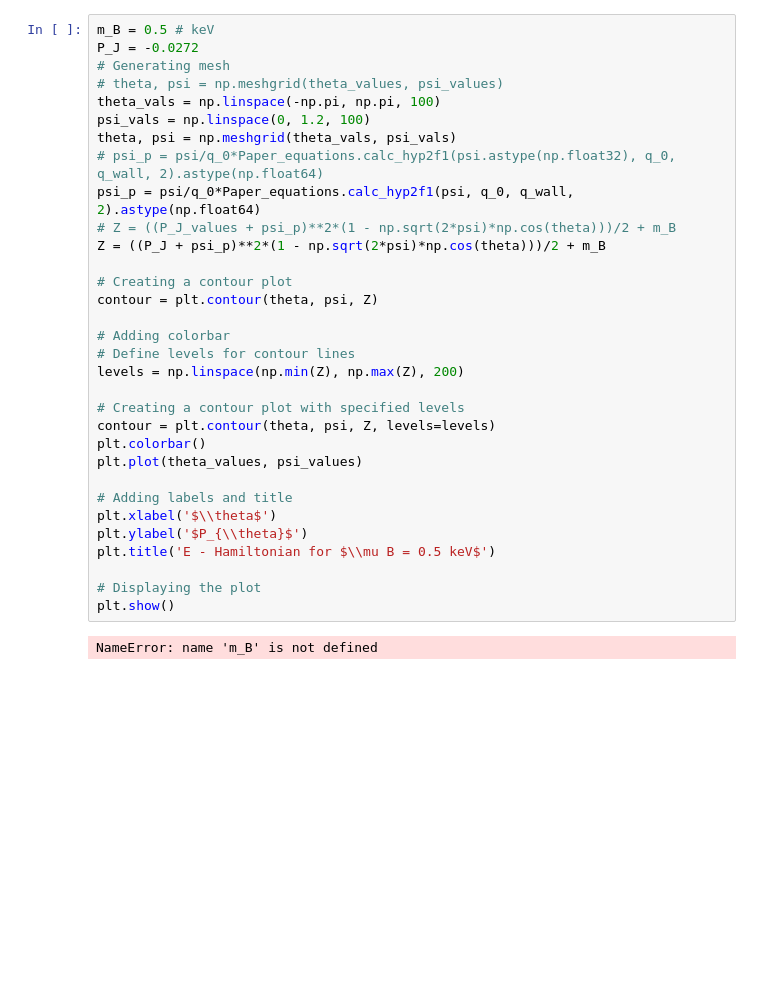
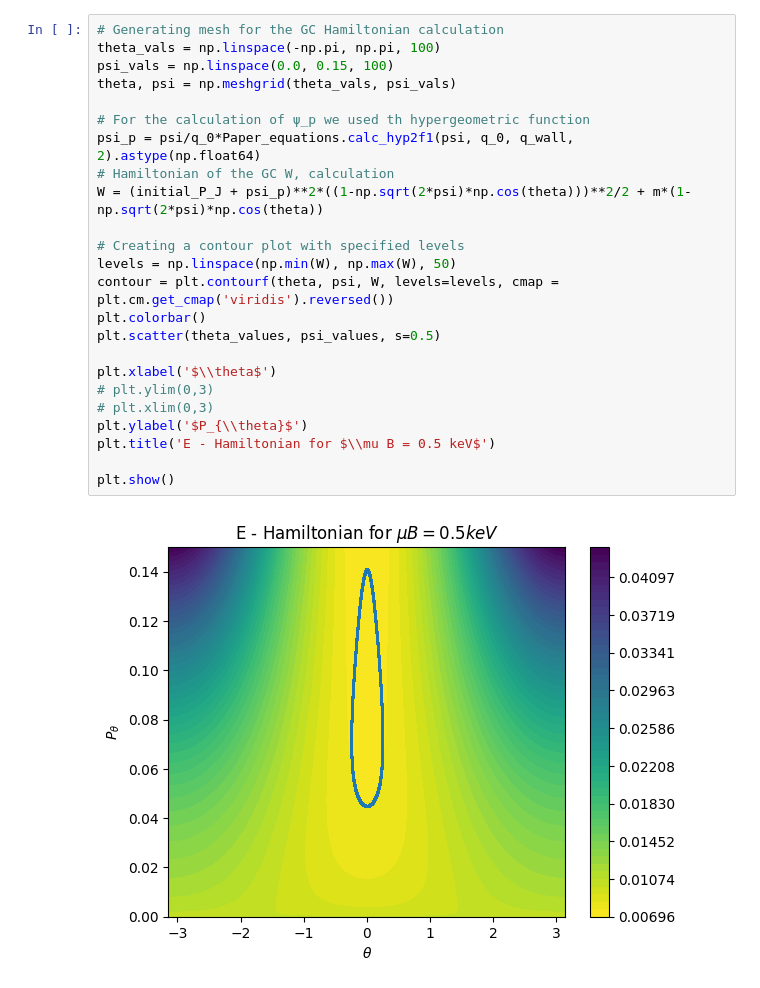
Before and after one commit to PlasmaPhy/Eq-of-motion, a Jupyter notebook: solve_paper_equations.ipynb, the cells around one changed output. Drawn from its saved outputs; the diff is of its cells as text; blank space fills up the shorter version.

```diff
--- a/solve_paper_equations.ipynb
+++ b/solve_paper_equations.ipynb
@@ -82,34 +82,26 @@ plt.show()
 # %%
-m_B = 0.5 # keV
-P_J = -0.0272
-# Generating mesh
-# theta, psi = np.meshgrid(theta_values, psi_values)
+# Generating mesh for the GC Hamiltonian calculation
 theta_vals = np.linspace(-np.pi, np.pi, 100)
-psi_vals = np.linspace(0, 1.2, 100)
+psi_vals = np.linspace(0.0, 0.15, 100)
 theta, psi = np.meshgrid(theta_vals, psi_vals)
-# psi_p = psi/q_0*Paper_equations.calc_hyp2f1(psi.astype(np.float32), q_0, q_wall, 2).astype(np.float64)
+
+# For the calculation of ψ_p we used th hypergeometric function
 psi_p = psi/q_0*Paper_equations.calc_hyp2f1(psi, q_0, q_wall, 2).astype(np.float64)
-# Z = ((P_J_values + psi_p)**2*(1 - np.sqrt(2*psi)*np.cos(theta)))/2 + m_B
-Z = ((P_J + psi_p)**2*(1 - np.sqrt(2*psi)*np.cos(theta)))/2 + m_B
-
-# Creating a contour plot
-contour = plt.contour(theta, psi, Z)
-
-# Adding colorbar
-# Define levels for contour lines
-levels = np.linspace(np.min(Z), np.max(Z), 200)
+# Hamiltonian of the GC W, calculation
+W = (initial_P_J + psi_p)**2*((1-np.sqrt(2*psi)*np.cos(theta)))**2/2 + m*(1-np.sqrt(2*psi)*np.cos(theta))
 
 # Creating a contour plot with specified levels
-contour = plt.contour(theta, psi, Z, levels=levels)
+levels = np.linspace(np.min(W), np.max(W), 50)
+contour = plt.contourf(theta, psi, W, levels=levels, cmap = plt.cm.get_cmap('viridis').reversed())
 plt.colorbar()
-plt.plot(theta_values, psi_values)
+plt.scatter(theta_values, psi_values, s=0.5)
 
-# Adding labels and title
 plt.xlabel('$\\theta$')
+# plt.ylim(0,3)
+# plt.xlim(0,3)
 plt.ylabel('$P_{\\theta}$')
 plt.title('E - Hamiltonian for $\\mu B = 0.5 keV$')
 
-# Displaying the plot
 plt.show()
 # %% [output]
-NameError: name 'm_B' is not defined
+[figure, added]
```
Also changed, not shown: parts of 3 cells of this notebook, 1 other file.
